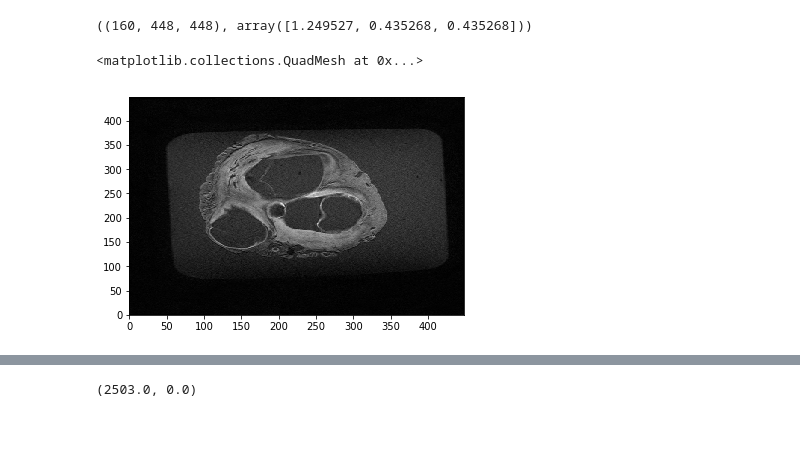
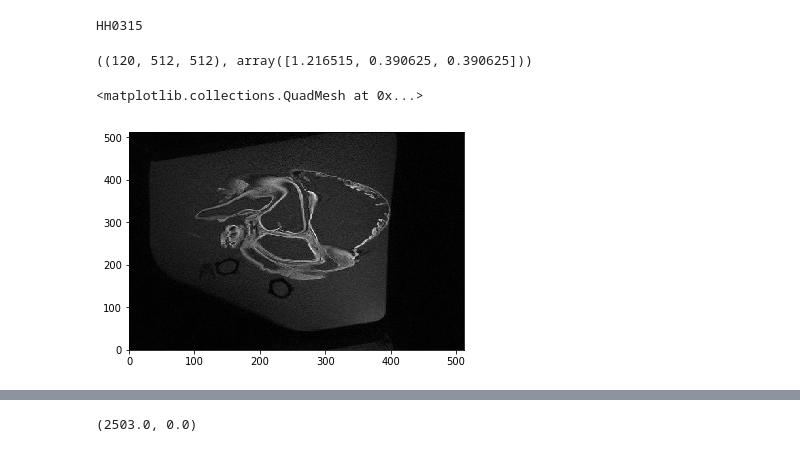
Before and after one commit to alexdeakyne/MRI_Seg, a Jupyter notebook: MRI_Data_Test.ipynb, the cells around one changed output, grey strips where cells are left out. Cells and saved outputs as stored; diff of their text form; code cells hidden in the pictures.

```diff
--- a/MRI_Data_Test.ipynb
+++ b/MRI_Data_Test.ipynb
@@ -22,6 +22,8 @@ class ProcessDCM():
         else:
             scan, px_spacing = self.proc_scan_files((slices))
             scan = np.where(scan != np.max(scan), 0, scan)
+            scan = np.where(scan == np.max(scan), 1, scan)
+
         #scan will have to be transformed to match the original DICOM
         return scan, px_spacing
 
@@ -37,7 +39,7 @@ class ProcessDCM():
 
         #conversion should always be identity so this will almost always be redundant
         slope, intercept = map(float, [scan_files[0].RescaleSlope, scan_files[0].RescaleIntercept])
-        stack = [(i.pixel_array * slope) + intercept for i in scan_files][::-1]
+        stack = [(i.pixel_array * slope) + intercept for i in scan_files]#[::-1]
         slope, intercept, np.shape(stack)
 
         #remove extraneous slices with wrong dim
@@ -52,7 +54,7 @@ class GetDCM():
 
     def get_scan_names(self):
         #get list of all MRI scans in the dataset
-        mri_scans = sorted([str(os.path.basename(i)) for i in (self.study_path).ls() if '.csv' not in str(i) ])
+        mri_scans = sorted([str(os.path.basename(i)) for i in (self.study_path).ls() if 'HH' in str(i) if '.stl' not in str(i) ])
         return mri_scans
 
     def get_scan_mask(self):
@@ -60,13 +62,16 @@ class GetDCM():
         scan_list = self.get_scan_names()
         #this is currently set to pull the second scan for testing functionality
         #Change the way this funciton is handled so that it goes through each scan.
-        scan_slices = sorted([i for i in Path(PATH / scan_list[2] / 'Raw').ls()])
-        mask_slices = sorted([i for i in Path(PATH / scan_list[2] / 'Mask').ls()])
+        print(scan_list[-1])
+        scan_slices = sorted([i for i in Path(PATH / scan_list[-1] / 'Raw').ls()])
+        mask_slices = sorted([i for i in Path(PATH / scan_list[-1] / 'Mask').ls()])
         return scan_slices, mask_slices
 # %%
 gdcm = GetDCM(PATH)
 # %%
 foo_scan, foo_mask = gdcm.get_scan_mask()
+# %% [output]
+HH0315
 # %%
 PDCM = ProcessDCM(PATH)
 # %%
@@ -75,11 +80,11 @@ foo_mask, foo_mask_ps = PDCM.get_scan(foo_mask, is_scan=False)
 # %%
 np.shape(foo_mask), foo_mask_ps
 # %% [output]
-((160, 448, 448), array([1.249527, 0.435268, 0.435268]))
+((120, 512, 512), array([1.216515, 0.390625, 0.390625]))
 # %%
 #Check how i need to transform this to match DICOM
 plt.set_cmap(plt.gray())
-plt.pcolormesh(np.flipud(foo_scan[73, :, :]))
+plt.pcolormesh(np.flipud(foo_scan[80, :, :]))
 # %% [output]
 <matplotlib.collections.QuadMesh at 0x...>
-[figure, old version]
+[figure, new version]
```
Also changed, not shown: parts of 8 cells of this notebook, 3 other files.
